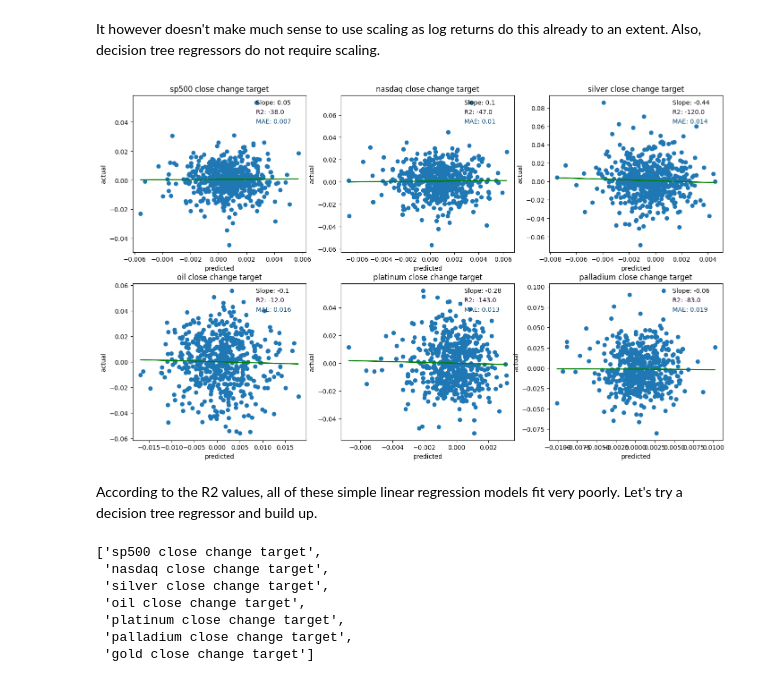
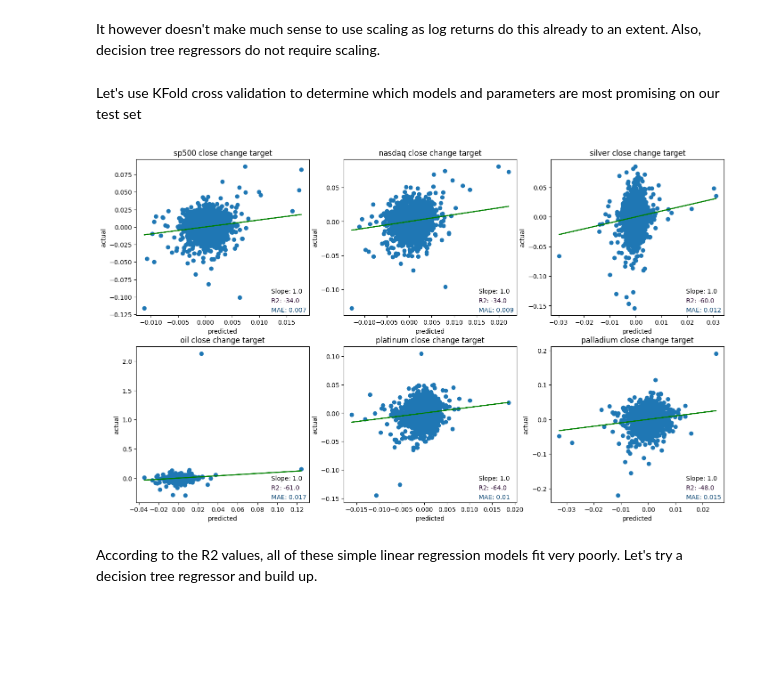
Before and after one commit to kklimov1/PriceRegressionPredictor, a Jupyter notebook: goldPriceAnalysis.ipynb, the cells around one changed output. Saved outputs shown, nothing was run; the diff lists cells and outputs as text; code cells hidden in the pictures; blank space fills up the shorter version.

Commit message:
Added r2 and mae comparisons of models over all target training sets

```diff
--- a/goldPriceAnalysis.ipynb
+++ b/goldPriceAnalysis.ipynb
@@ -507,41 +509,36 @@ Text(0.5, 0.92, '3D Plot of PCA')
 [figure]
 # %% [markdown]
 It however doesn't make much sense to use scaling as log returns do this already to an extent. Also, decision tree regressors do not require scaling.
+# %% [markdown]
+Let's use KFold cross validation to determine which models and parameters are most promising on our test set
 # %%
 asset
 # %%
-fig, axs = plt.subplots(2,3, figsize=(17,10), sharex=False)
-for c in list(zip(enumerate(axs.reshape(-1)), y_col)):
-    i=c[0][0]
-    ax = c[0][1]
-    col = c[-1]
-    linear_model = LinearRegression()
-    linear_model.fit(x_train.iloc[:,1:], y_train[col])
-    y_pred = linear_model.predict(x_test.iloc[:,1:])
-    m, b = np.polyfit(y_pred, y_test[col], 1)
-    r2 = r2_score(y_pred, y_test[col])
-    mae = mean_absolute_error(y_pred, y_test[col])
-    mse = mean_squared_error(y_pred, y_test[col])
-    ax.plot(y_pred, y_pred * m + b, c="green")
-    ax.set_xlabel("predicted")
-    ax.set_ylabel("actual")
-    ax.scatter(y_pred, y_test[col])
-    ax.text(x=0.71, y=0.94, s=f"Slope: {np.round(m,2)}", transform = ax.transAxes, color = 'black')
-    ax.set_title(col)
-    ax.text(x=0.71, y=0.88, s=f"R2: {np.round(r2)}", transform = ax.transAxes, color = '#24042B')
-    ax.text(x=0.71, y=0.82, s=f"MAE: {np.round(mae,3)}", transform = ax.transAxes, color = '#054270')
+def test_model(model):
+    fig, axs = plt.subplots(2,3, figsize=(17,10), sharex=False)
+    for c in list(zip(enumerate(axs.reshape(-1)), y_col)):
+        i=c[0][0]
+        ax = c[0][1]
+        col = c[-1]
+        linear_model = model
+        linear_model.fit(x_train.iloc[:,1:], y_train[col])
+        y_pred = linear_model.predict(x_train.iloc[:,1:])
+        m, b = np.polyfit(y_pred, y_train[col], 1)
+        r2 = r2_score(y_pred, y_train[col])
+        mae = mean_absolute_error(y_pred, y_train[col])
+        mse = mean_squared_error(y_pred, y_train[col])
+        ax.plot(y_pred, y_pred * m + b, c="green")
+        ax.set_xlabel("predicted")
+        ax.set_ylabel("actual")
+        ax.scatter(y_pred, y_train[col])
+        ax.text(x=0.78, y=0.14, s=f"Slope: {np.round(m,2)}", transform = ax.transAxes, color = 'black')
+        ax.set_title(col)
+        ax.text(x=0.78, y=0.08, s=f"R2: {np.round(r2)}", transform = ax.transAxes, color = '#24042B')
+        ax.text(x=0.78, y=0.02, s=f"MAE: {np.round(mae,3)}", transform = ax.transAxes, color = '#054270')
     #ax.text(x=0.71, y=0.76, s=f"MSE: {np.round(mse,3)}", transform = ax.transAxes, color = '#4E4763')
-# %% [output]
-[figure, removed]
+# %%
+test_model(LinearRegression())
+# %% [output]
+[figure, added]
 # %% [markdown]
 According to the R2 values, all of these simple linear regression models fit very poorly. Let's try a decision tree regressor and build up.
-# %%
-y_col
-# %% [output]
-['sp500 close change target',
- 'nasdaq close change target',
- 'silver close change target',
- 'oil close change target',
- 'platinum close change target',
- 'palladium close change target',
- 'gold close change target']
```
Also changed, not shown: parts of 16 cells of this notebook.
